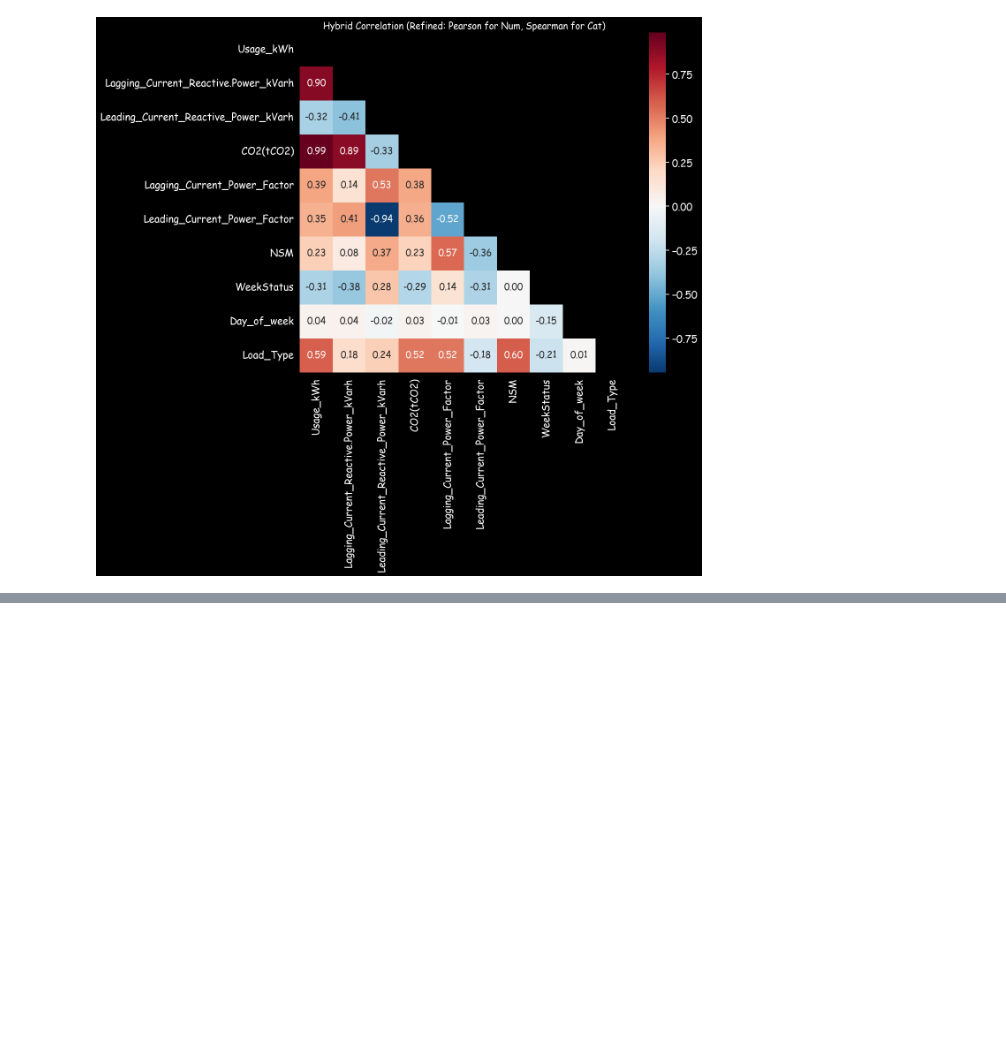
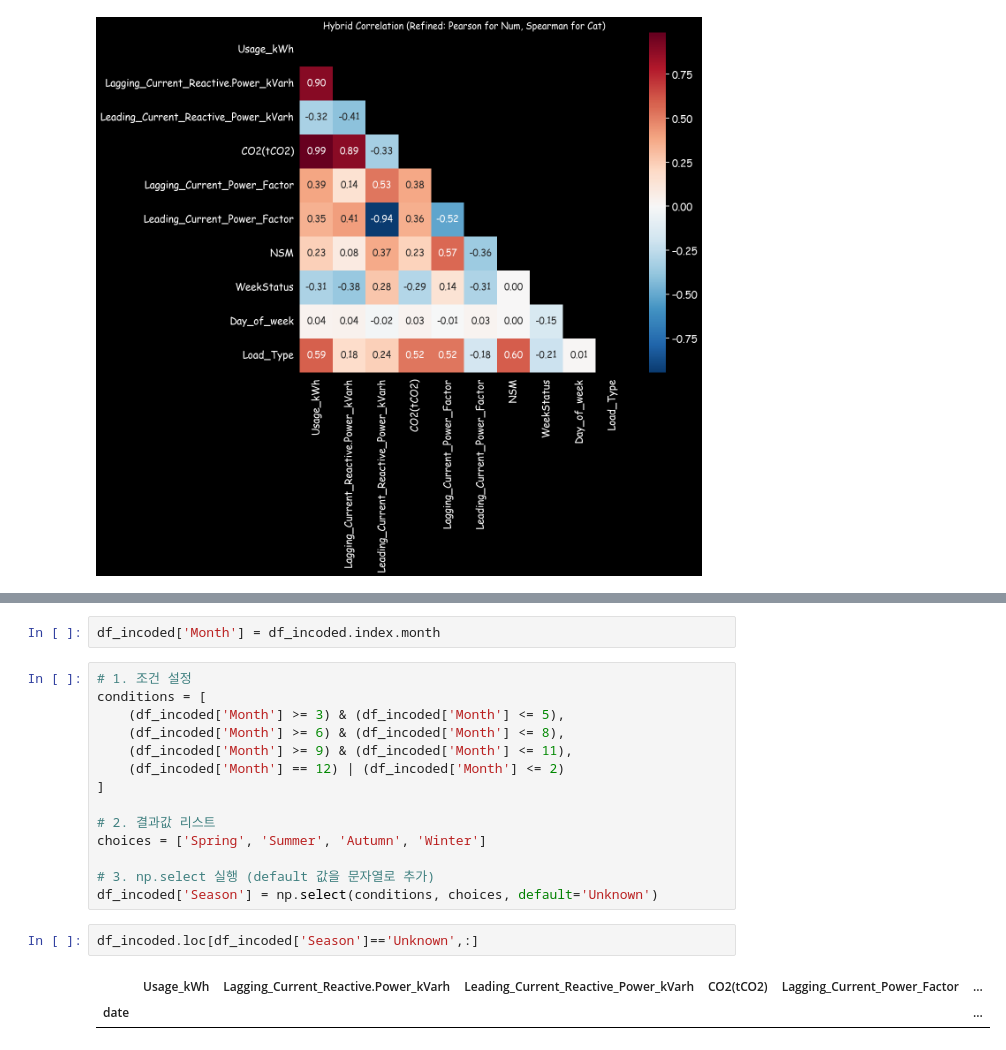
Before and after one commit to Kwonym0814/AIotDataAnalysis, a Jupyter notebook: workspace_python/프로젝트/캐글코드테스트.ipynb, the cells around one changed output, grey strips where cells are left out. Cells and saved outputs as stored; diff of their text form; blank space fills up the shorter version.

```diff
--- a/workspace_python/프로젝트/캐글코드테스트.ipynb
+++ b/workspace_python/프로젝트/캐글코드테스트.ipynb
@@ -816,0 +902,21 @@ plt.show()
+# %%
+df_incoded['Month'] = df_incoded.index.month
+# %%
+# 1. 조건 설정
+conditions = [
+    (df_incoded['Month'] >= 3) & (df_incoded['Month'] <= 5),
+    (df_incoded['Month'] >= 6) & (df_incoded['Month'] <= 8),
+    (df_incoded['Month'] >= 9) & (df_incoded['Month'] <= 11),
+    (df_incoded['Month'] == 12) | (df_incoded['Month'] <= 2)
+]
+
+# 2. 결과값 리스트
+choices = ['Spring', 'Summer', 'Autumn', 'Winter']
+
+# 3. np.select 실행 (default 값을 문자열로 추가)
+df_incoded['Season'] = np.select(conditions, choices, default='Unknown')
+# %%
+df_incoded.loc[df_incoded['Season']=='Unknown',:]
+# %% [output]
+|  | Usage_kWh | Lagging_Current_Reactive.Power_kVarh | Leading_Current_Reactive_Power_kVarh | CO2(tCO2) | Lagging_Current_Power_Factor | ... |
+| date |  |  |  |  |  | ... |
```
Also changed, not shown: parts of 5 cells of this notebook.
